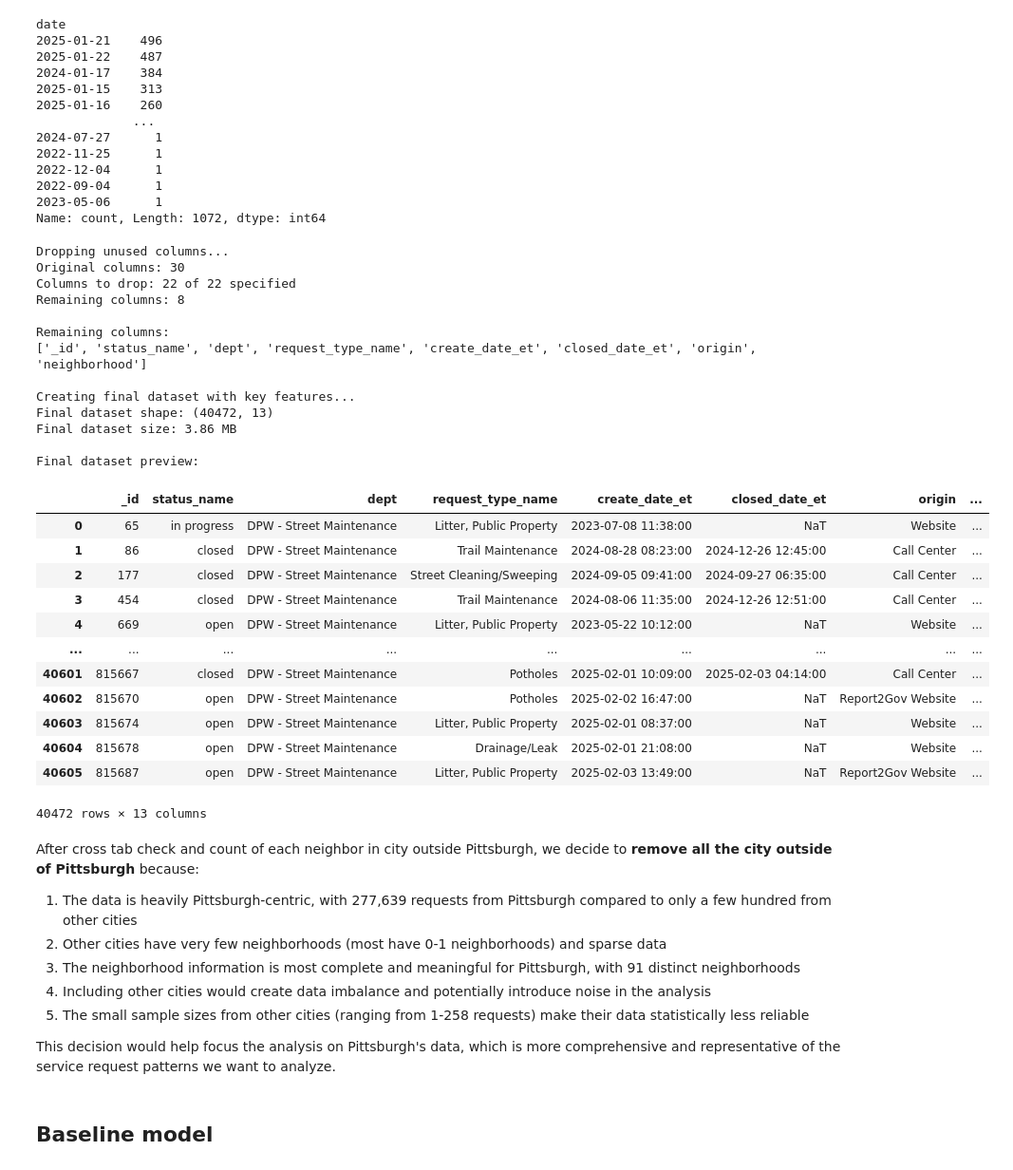
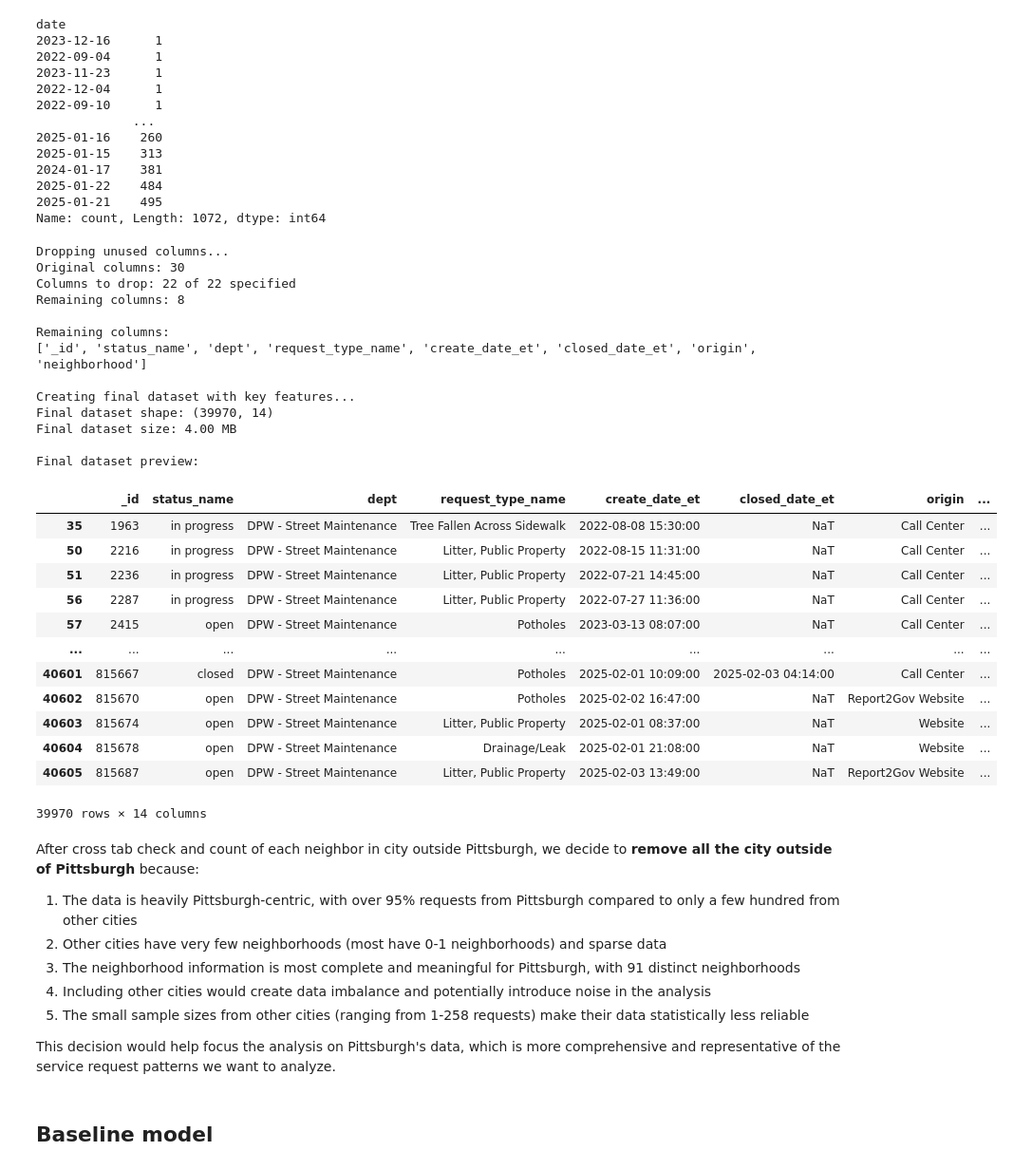
Before and after one commit to sophiaptk0809/311-pred, a Jupyter notebook: notebooks/3_feature_engineering.ipynb, the cells around one changed output. Shown: that part at 95% size. Drawn from its saved outputs; the diff is of its cells as text; code cells hidden in the pictures.

```diff
--- a/notebooks/3_feature_engineering.ipynb
+++ b/notebooks/3_feature_engineering.ipynb
@@ -67,20 +68,20 @@ Missing neighborhoods: 0 records
 
 Pittsburgh-only dataset ready
 # %%
-df_pittsburgh['date'].value_counts()
+df_pittsburgh['date'].value_counts().sort_values(ascending=True)
 # %% [output]
 date
-2025-01-21    496
-2025-01-22    487
-2024-01-17    384
+2023-12-16      1
+2022-09-04      1
+2023-11-23      1
+2022-12-04      1
+2022-09-10      1
+             ...
+2025-01-16    260
 2025-01-15    313
-2025-01-16    260
-             ...
-2024-07-27      1
-2022-11-25      1
-2022-12-04      1
-2022-09-04      1
-2023-05-06      1
+2024-01-17    381
+2025-01-22    484
+2025-01-21    495
 Name: count, Length: 1072, dtype: int64
 # %%
 # Fix the column dropping code
@@ -112,51 +113,52 @@ print("\nCreating final dataset with key features...")
 if 'create_date_et' in df_clean.columns and 'closed_date_et' in df_clean.columns:
     df_clean['resolution_time_days'] = (df_clean['closed_date_et'] - df_clean['create_date_et']).dt.total_seconds() / (24*60*60)
 
 # Create derived temporal features
 if 'create_date_et' in df_clean.columns:
     df_clean['hour'] = df_clean['create_date_et'].dt.hour
     df_clean['day_of_week'] = df_clean['create_date_et'].dt.dayofweek  # 0=Monday, 6=Sunday
     df_clean['month'] = df_clean['create_date_et'].dt.month
     df_clean['is_weekend'] = df_clean['day_of_week'].apply(lambda x: 1 if x >= 5 else 0)
+    df_clean['week_of_year'] = df_clean['create_date_et'].dt.isocalendar().week
 
 # Final dataset info
 print(f"Final dataset shape: {df_clean.shape}")
 print(f"Final dataset size: {df_clean.memory_usage().sum() / 1048576:.2f} MB")
 
 # Preview
 print("\nFinal dataset preview:")
 df_clean
 # %% [output]
 Dropping unused columns...
 Original columns: 30
 Columns to drop: 22 of 22 specified
 Remaining columns: 8
 
 Remaining columns:
 ['_id', 'status_name', 'dept', 'request_type_name', 'create_date_et', 'closed_date_et', 'origin', 'neighborhood']
 
 Creating final dataset with key features...
-Final dataset shape: (40472, 13)
-Final dataset size: 3.86 MB
+Final dataset shape: (39970, 14)
+Final dataset size: 4.00 MB
 
 Final dataset preview:
 |  | _id | status_name | dept | request_type_name | create_date_et | closed_date_et | origin | ... |
-| 0 | 65 | in progress | DPW - Street Maintenance | Litter, Public Property | 2023-07-08 11:38:00 | NaT | Website | ... |
-| 1 | 86 | closed | DPW - Street Maintenance | Trail Maintenance | 2024-08-28 08:23:00 | 2024-12-26 12:45:00 | Call Center | ... |
-| 2 | 177 | closed | DPW - Street Maintenance | Street Cleaning/Sweeping | 2024-09-05 09:41:00 | 2024-09-27 06:35:00 | Call Center | ... |
-| 3 | 454 | closed | DPW - Street Maintenance | Trail Maintenance | 2024-08-06 11:35:00 | 2024-12-26 12:51:00 | Call Center | ... |
-| 4 | 669 | open | DPW - Street Maintenance | Litter, Public Property | 2023-05-22 10:12:00 | NaT | Website | ... |
+| 35 | 1963 | in progress | DPW - Street Maintenance | Tree Fallen Across Sidewalk | 2022-08-08 15:30:00 | NaT | Call Center | ... |
+| 50 | 2216 | in progress | DPW - Street Maintenance | Litter, Public Property | 2022-08-15 11:31:00 | NaT | Call Center | ... |
+| 51 | 2236 | in progress | DPW - Street Maintenance | Litter, Public Property | 2022-07-21 14:45:00 | NaT | Call Center | ... |
+| 56 | 2287 | in progress | DPW - Street Maintenance | Litter, Public Property | 2022-07-27 11:36:00 | NaT | Call Center | ... |
+| 57 | 2415 | open | DPW - Street Maintenance | Potholes | 2023-03-13 08:07:00 | NaT | Call Center | ... |
 | ... | ... | ... | ... | ... | ... | ... | ... | ... |
 | 40601 | 815667 | closed | DPW - Street Maintenance | Potholes | 2025-02-01 10:09:00 | 2025-02-03 04:14:00 | Call Center | ... |
 | 40602 | 815670 | open | DPW - Street Maintenance | Potholes | 2025-02-02 16:47:00 | NaT | Report2Gov Website | ... |
 | 40603 | 815674 | open | DPW - Street Maintenance | Litter, Public Property | 2025-02-01 08:37:00 | NaT | Website | ... |
 | 40604 | 815678 | open | DPW - Street Maintenance | Drainage/Leak | 2025-02-01 21:08:00 | NaT | Website | ... |
 | 40605 | 815687 | open | DPW - Street Maintenance | Litter, Public Property | 2025-02-03 13:49:00 | NaT | Report2Gov Website | ... |
-40472 rows × 13 columns
+39970 rows × 14 columns
 # %% [markdown]
 After cross tab check and count of each neighbor in city outside Pittsburgh, we decide to **remove all the city outside of Pittsburgh** because:
 
-1. The data is heavily Pittsburgh-centric, with 277,639 requests from Pittsburgh compared to only a few hundred from other cities
+1. The data is heavily Pittsburgh-centric, with over 95% requests from Pittsburgh compared to only a few hundred from other cities
 2. Other cities have very few neighborhoods (most have 0-1 neighborhoods) and sparse data
 3. The neighborhood information is most complete and meaningful for Pittsburgh, with 91 distinct neighborhoods
 4. Including other cities would create data imbalance and potentially introduce noise in the analysis
```
Also changed, not shown: parts of 4 cells of this notebook, 1 other file.
